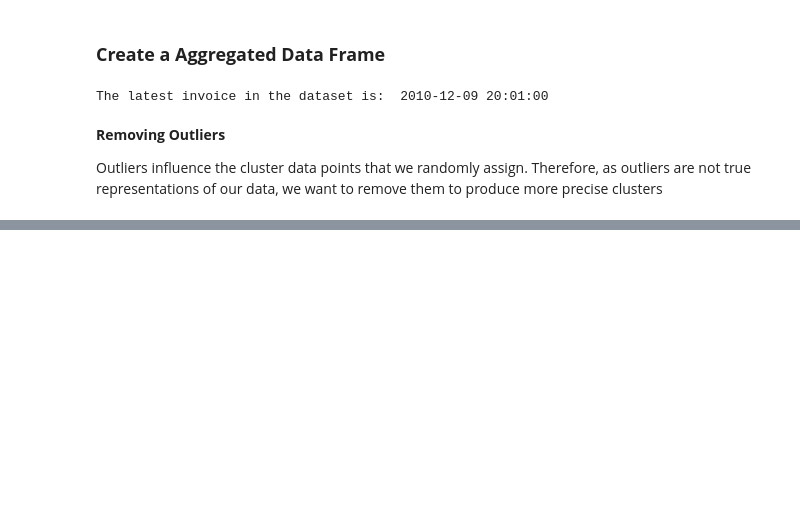
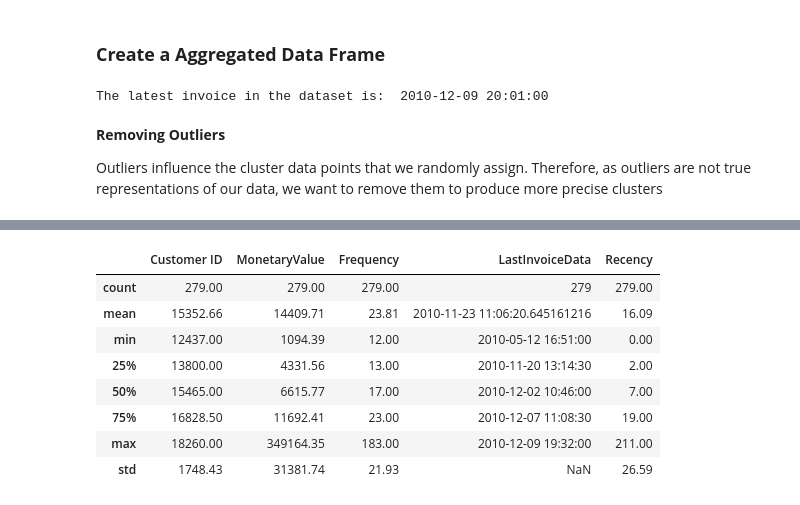
Before and after one commit to Hamza-Ahmed96/DataProjects, a Jupyter notebook: Sales_Analysis_Using_KMeans_Clustering/notebook.ipynb, the cells around one changed output, grey strips where cells are left out. Drawn from its saved outputs; the diff is of its cells as text; code cells hidden in the pictures; blank space fills up the shorter version.

```diff
--- a/Sales_Analysis_Using_KMeans_Clustering/notebook.ipynb
+++ b/Sales_Analysis_Using_KMeans_Clustering/notebook.ipynb
@@ -271,0 +337,20 @@ plt.show()
+# %%
+# Extract data points outliers for Monetary Value
+
+F_IQ1 = aggregated_data['Frequency'].quantile(0.25)
+F_IQ3 = aggregated_data['Frequency'].quantile(0.75)
+F_IQR = F_IQ3 - F_IQ1
+
+frequency_outliers_data = aggregated_data[(aggregated_data['Frequency'] > (F_IQ3 + 1.5 * F_IQR)) | (aggregated_data['Frequency'] < (F_IQ1 - 1.5 * F_IQR))].copy()
+# %%
+frequency_outliers_data.describe()
+# %% [output]
+|  | Customer ID | MonetaryValue | Frequency | LastInvoiceData | Recency |
+| count | 279.00 | 279.00 | 279.00 | 279 | 279.00 |
+| mean | 15352.66 | 14409.71 | 23.81 | 2010-11-23 11:06:20.645161216 | 16.09 |
+| min | 12437.00 | 1094.39 | 12.00 | 2010-05-12 16:51:00 | 0.00 |
+| 25% | 13800.00 | 4331.56 | 13.00 | 2010-11-20 13:14:30 | 2.00 |
+| 50% | 15465.00 | 6615.77 | 17.00 | 2010-12-02 10:46:00 | 7.00 |
+| 75% | 16828.50 | 11692.41 | 23.00 | 2010-12-07 11:08:30 | 19.00 |
+| max | 18260.00 | 349164.35 | 183.00 | 2010-12-09 19:32:00 | 211.00 |
+| std | 1748.43 | 31381.74 | 21.93 | NaN | 26.59 |
```
Also changed, not shown: parts of 8 cells of this notebook.
